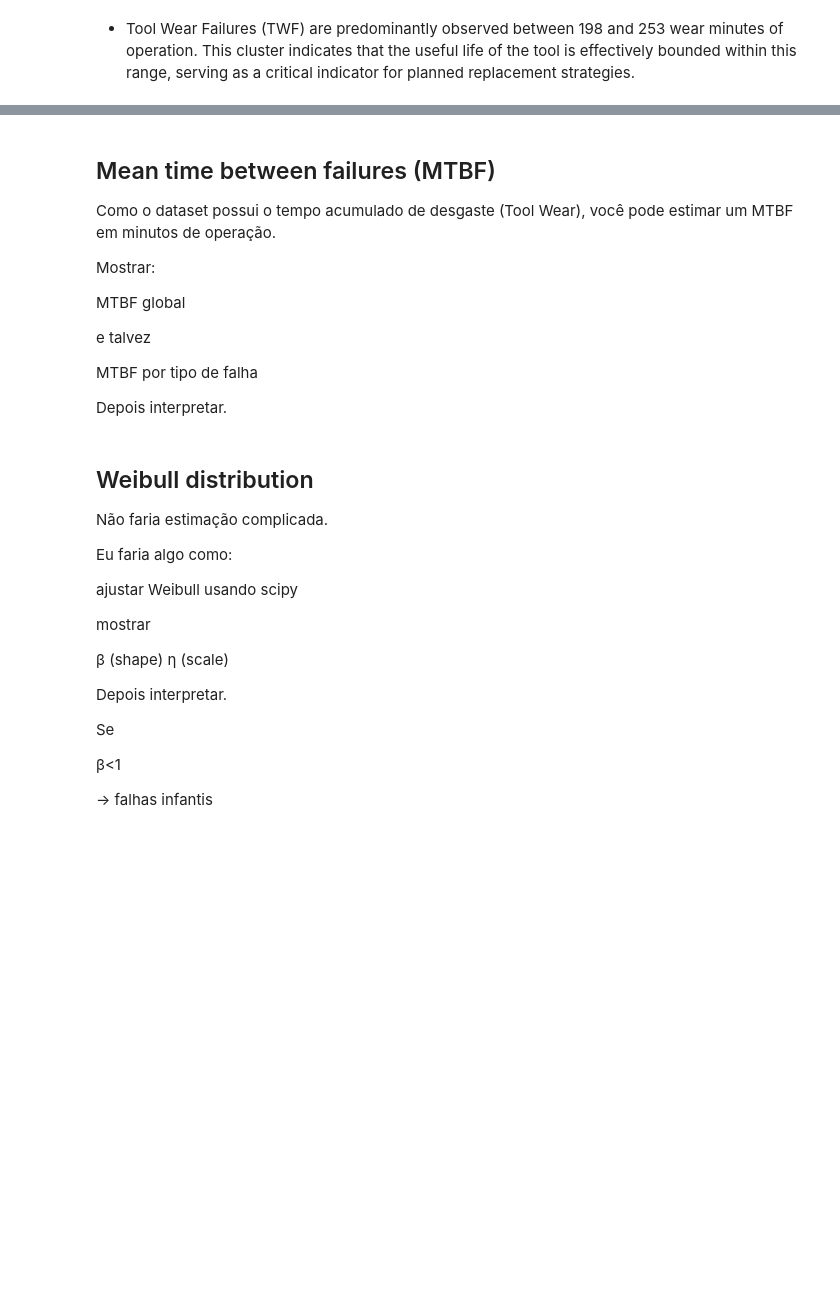
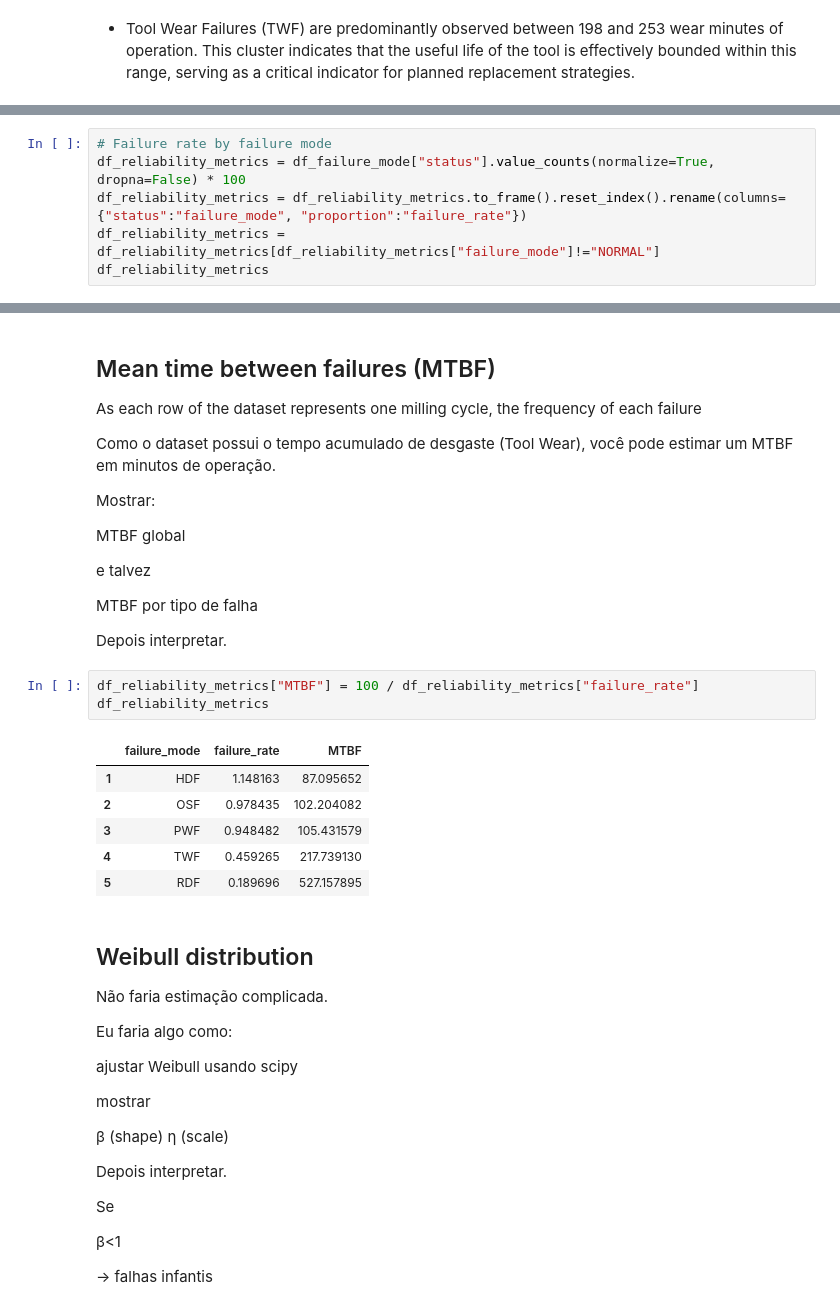
Before and after one commit to ghperez/milling-pdm, a Jupyter notebook: notebooks/02_reliability_analysis.ipynb, the cells around one changed output, grey strips where cells are left out. Drawn from its saved outputs; the diff is of its cells as text; blank space fills up the shorter version.

Commit message:
Created "Failure rate" section

```diff
--- a/notebooks/02_reliability_analysis.ipynb
+++ b/notebooks/02_reliability_analysis.ipynb
@@ -193,0 +232,6 @@ plt.show()
+# %%
+# Failure rate by failure mode
+df_reliability_metrics = df_failure_mode["status"].value_counts(normalize=True, dropna=False) * 100
+df_reliability_metrics = df_reliability_metrics.to_frame().reset_index().rename(columns={"status":"failure_mode", "proportion":"failure_rate"})
+df_reliability_metrics = df_reliability_metrics[df_reliability_metrics["failure_mode"]!="NORMAL"]
+df_reliability_metrics
@@ -194,5 +256,7 @@ plt.show()
 # %% [markdown]
 ## Mean time between failures (MTBF)
+
+As each row of the dataset represents one milling cycle, the frequency of each failure
 
 Como o dataset possui o tempo acumulado de desgaste (Tool Wear), você pode estimar um MTBF em minutos de operação.
 
@@ -205,6 +269,16 @@ e talvez
 MTBF por tipo de falha
 
 Depois interpretar.
+# %%
+df_reliability_metrics["MTBF"] = 100 / df_reliability_metrics["failure_rate"]
+df_reliability_metrics
+# %% [output]
+|  | failure_mode | failure_rate | MTBF |
+| 1 | HDF | 1.148163 | 87.095652 |
+| 2 | OSF | 0.978435 | 102.204082 |
+| 3 | PWF | 0.948482 | 105.431579 |
+| 4 | TWF | 0.459265 | 217.739130 |
+| 5 | RDF | 0.189696 | 527.157895 |
 # %% [markdown]
 ## Weibull distribution
 
```
Also changed, not shown: parts of 8 cells of this notebook.
